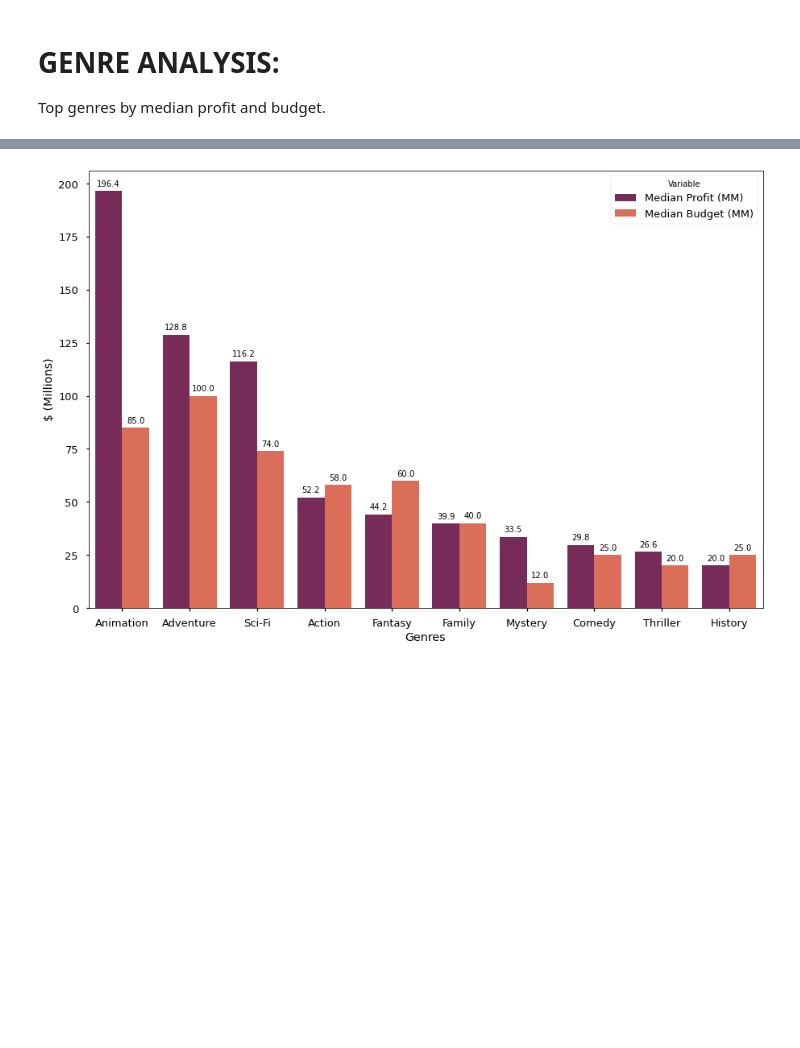
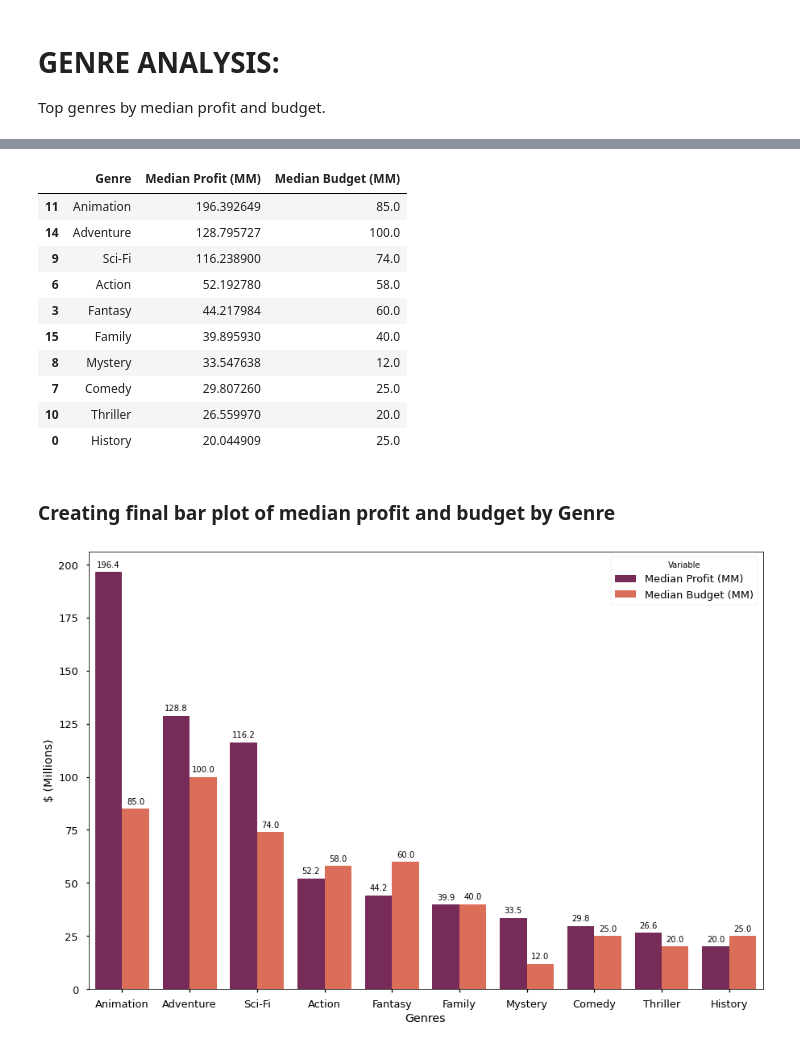
Before and after one commit to sabinabains/dsc-phase-1-project, a Jupyter notebook: Microsoft_Analysis_10.13.21.ipynb, the cells around one changed output, grey strips where cells are left out. Saved outputs shown, nothing was run; the diff lists cells and outputs as text; code cells hidden in the pictures; blank space fills up the shorter version.

```diff
--- a/Microsoft_Analysis_10.13.21.ipynb
+++ b/Microsoft_Analysis_10.13.21.ipynb
@@ -159,11 +183,26 @@ genre = genre.sort_values('Median Profit (MM)', ascending = False)
 #no longer need count column
 genre = genre.drop(columns='Count')
 # %%
-# keeping only top 10 genres for bar plot
+# keeping only top 10 genres for bar plot and previewing dataset
 genre = genre.head(10)
+genre
+# %% [output]
+|  | Genre | Median Profit (MM) | Median Budget (MM) |
+| 11 | Animation | 196.392649 | 85.0 |
+| 14 | Adventure | 128.795727 | 100.0 |
+| 9 | Sci-Fi | 116.238900 | 74.0 |
+| 6 | Action | 52.192780 | 58.0 |
+| 3 | Fantasy | 44.217984 | 60.0 |
+| 15 | Family | 39.895930 | 40.0 |
+| 8 | Mystery | 33.547638 | 12.0 |
+| 7 | Comedy | 29.807260 | 25.0 |
+| 10 | Thriller | 26.559970 | 20.0 |
+| 0 | History | 20.044909 | 25.0 |
 # %%
 # stacking data for input in barplot
 genre = genre.melt(id_vars='Genre').rename(columns=str.title)
+# %% [markdown]
+### Creating final bar plot of median profit and budget by Genre
 # %%
 #creating barplot of median profit and budget by genre
 fig, ax = plt.subplots(figsize=(15, 10))
```
Also changed, not shown: parts of 25 cells of this notebook, 3 other files.
